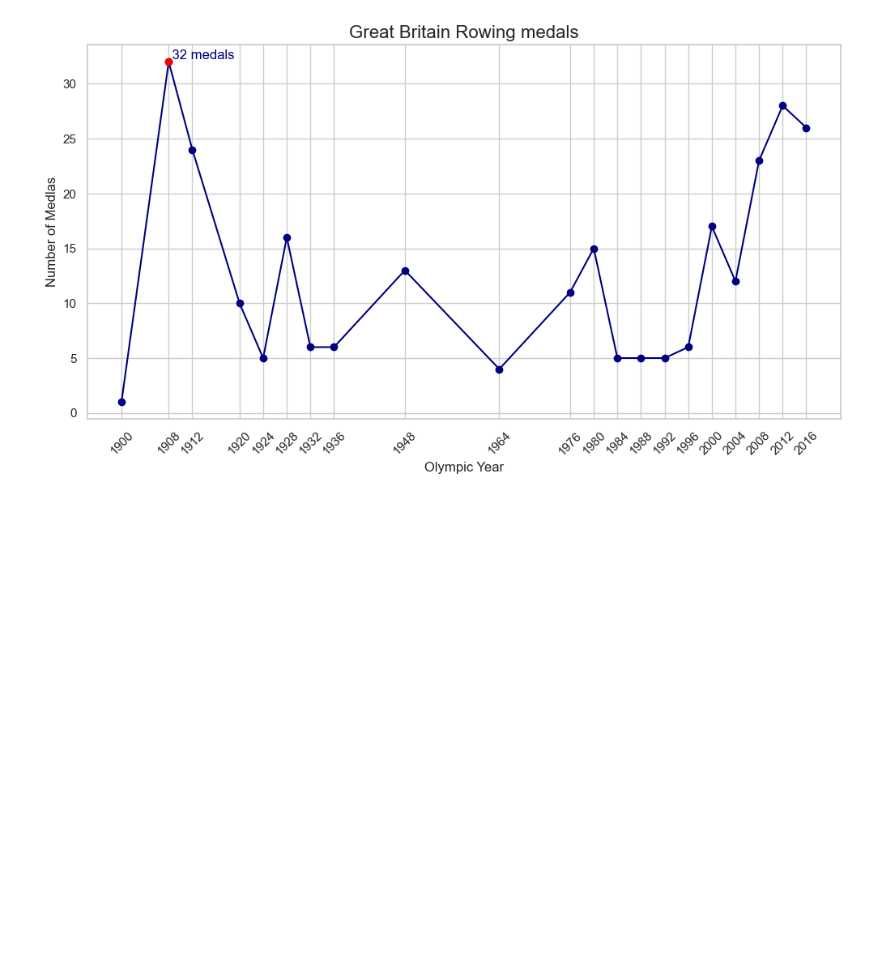
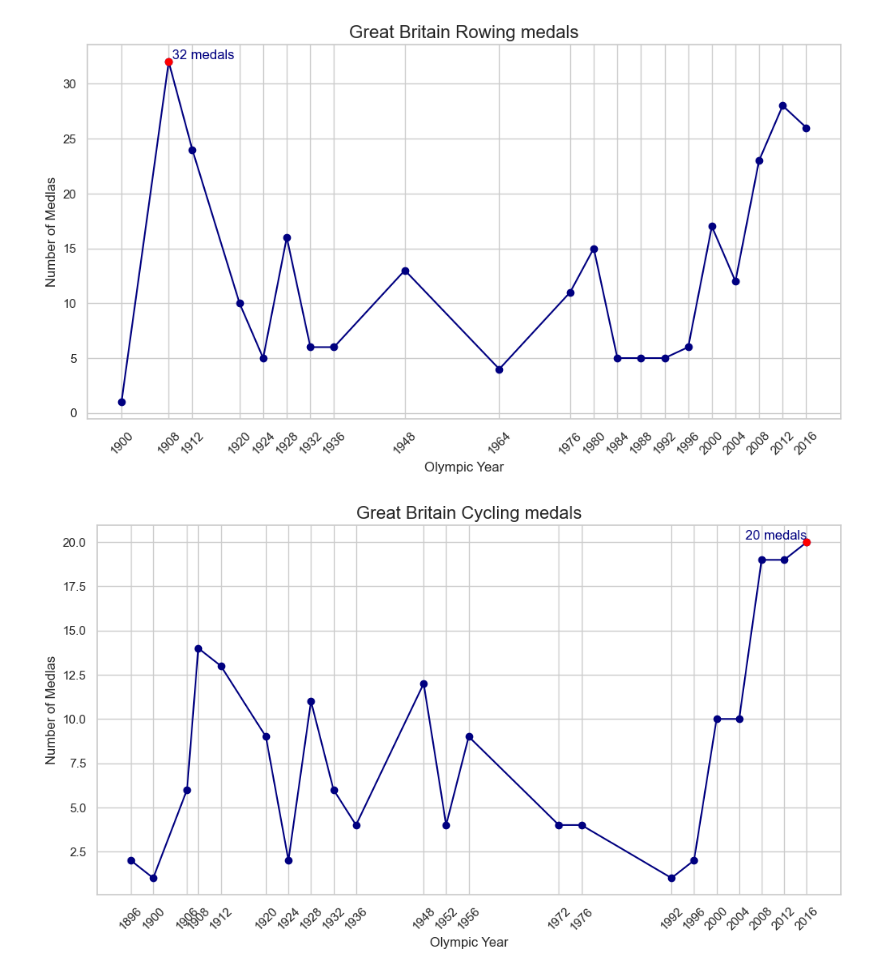
Before and after one commit to Wessnom/Databehandling-Projekt, a Jupyter notebook: uppgift2.ipynb, the cells around one changed output. Drawn from its saved outputs; the diff is of its cells as text; code cells hidden in the pictures; blank space fills up the shorter version.

```diff
--- a/uppgift2.ipynb
+++ b/uppgift2.ipynb
@@ -32,0 +7,20 @@ Name: Medal, dtype: int64
+# %%
+file_path_athlete_events = "data/athlete_events.csv"
+athlete_events_data = pd.read_csv(file_path_athlete_events)
+
+gb_athletes = athlete_events_data[athlete_events_data['NOC'] == 'GBR']
+gb_rowing = gb_athletes[gb_athletes['Sport'] == 'Rowing']
+gb_cycling = gb_athletes[gb_athletes['Sport'] == 'Cycling']
+gb_sailing = gb_athletes[gb_athletes['Sport'] == 'Sailing']
+
+medal_trend_rowing = gb_rowing.dropna(subset=['Medal']).groupby('Year')['Medal'].count()
+medal_trend_cycling = gb_cycling.dropna(subset=['Medal']).groupby('Year')['Medal'].count()
+medal_trend_sailing = gb_sailing.dropna(subset=['Medal']).groupby('Year')['Medal'].count()
+
+
+medal_trend_df = pd.DataFrame({'Rowing': medal_trend_rowing, 'Cycling': medal_trend_cycling, 'Football': medal_trend_sailing}).fillna(0) # Lägg till sporter på liknanade sätt i denna för att få in den på det nedanför denna cellen såväl som den samlade px grafen sen
+display(medal_trend_df)
+# print("Rowing")
+# display(medal_trend_rowing.head(3))
+# print("\nCycling")
+# display(medal_trend_cycling.head(3))
@@ -33,23 +46,66 @@ Name: Medal, dtype: int64
 # %%
 sns.set(style="whitegrid")
 
+# Rowing
 plt.figure(figsize=[12, 6])
 plt.plot(medal_trend_rowing.index, medal_trend_rowing.values, marker='o', color='navy', linestyle='-')
 
 peak_years = medal_trend_rowing[medal_trend_rowing == medal_trend_rowing.max()]
 plt.scatter(peak_years.index, peak_years.values, color='red', zorder=5)
 
 for year, medals in peak_years.items():
     plt.text(year, medals, f' {medals} medals', verticalalignment='bottom', horizontalalignment='left', color='navy')
 
 plt.title('Great Britain Rowing medals', fontsize=16)
 plt.xticks(medal_trend_rowing.index)
 plt.xlabel('Olympic Year', fontsize=12)
 plt.ylabel('Number of Medlas', fontsize=12)
 
 plt.xticks(rotation=45)
 plt.tight_layout
 
 plt.show()
+
+# Cycling
+# (ISAK) Göra subplots här!
+plt.figure(figsize=[12, 6])
+plt.plot(medal_trend_cycling.index, medal_trend_cycling.values, marker='o', color='navy', linestyle='-')
+
+peak_years = medal_trend_cycling[medal_trend_cycling == medal_trend_cycling.max()]
+plt.scatter(peak_years.index, peak_years.values, color='red', zorder=5)
+
+for year, medals in peak_years.items():
+    plt.text(year, medals, f' {medals} medals', verticalalignment='bottom', horizontalalignment='right', color='navy')
+
+plt.title('Great Britain Cycling medals', fontsize=16)
+plt.xticks(medal_trend_cycling.index)
+plt.xlabel('Olympic Year', fontsize=12)
+plt.ylabel('Number of Medlas', fontsize=12)
+
+plt.xticks(rotation=45)
+plt.tight_layout
+
+plt.show()
+
+# Sailing
+plt.figure(figsize=[12, 6])
+plt.plot(medal_trend_sailing.index, medal_trend_sailing.values, marker='o', color='navy', linestyle='-')
+
+peak_years = medal_trend_sailing[medal_trend_sailing == medal_trend_sailing.max()]
+plt.scatter(peak_years.index, peak_years.values, color='red', zorder=5)
+
+for year, medals in peak_years.items():
+    plt.text(year, medals, f' {medals} medals', verticalalignment='bottom', color='navy')
+
+plt.title('Great Britain Sailing medals', fontsize=16)
+plt.xticks(medal_trend_sailing.index)
+plt.xlabel('Olympic Year', fontsize=12)
+plt.ylabel('Number of Medlas', fontsize=12)
+
+plt.xticks(rotation=45)
+plt.tight_layout
+
+plt.show()
 # %% [output]
 [figure]
+[figure, added]
```
Also changed, not shown: parts of 5 cells of this notebook, 2 other files.
